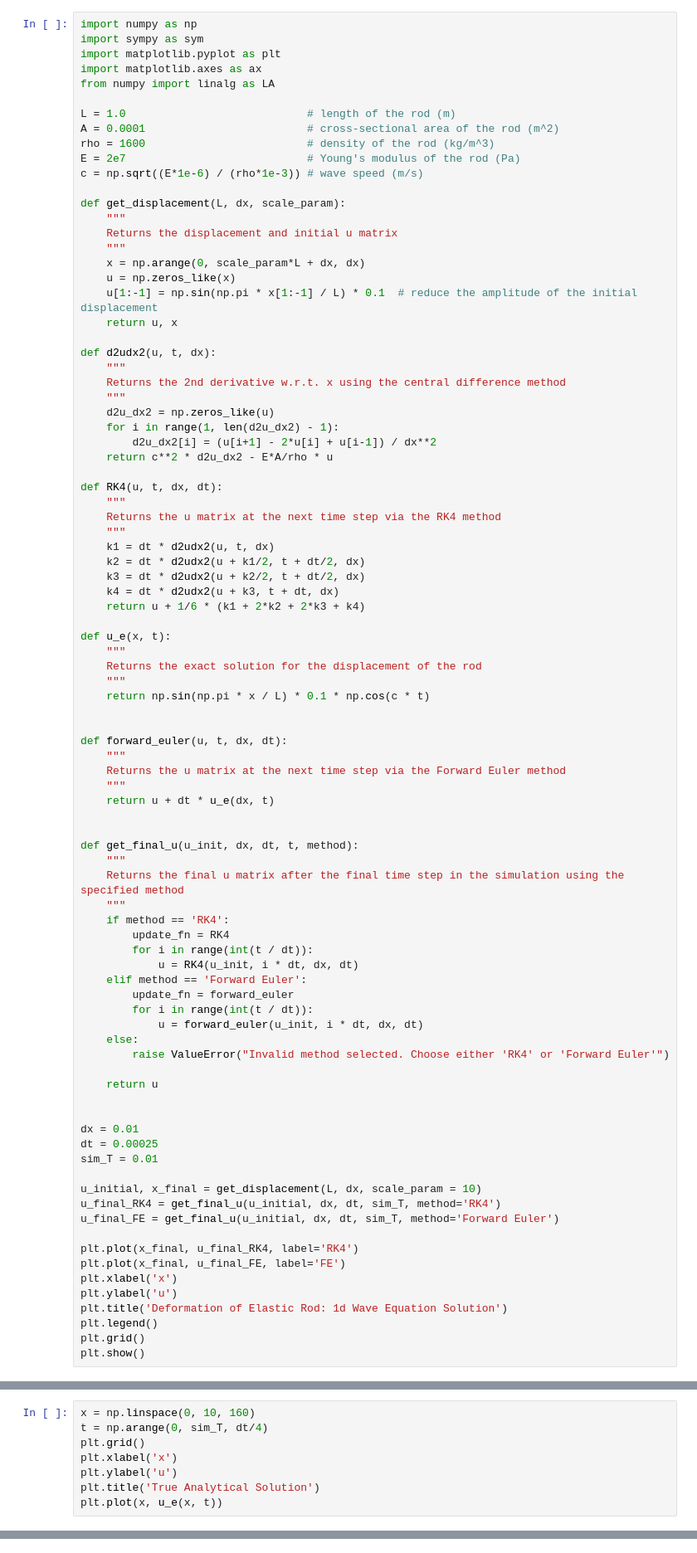
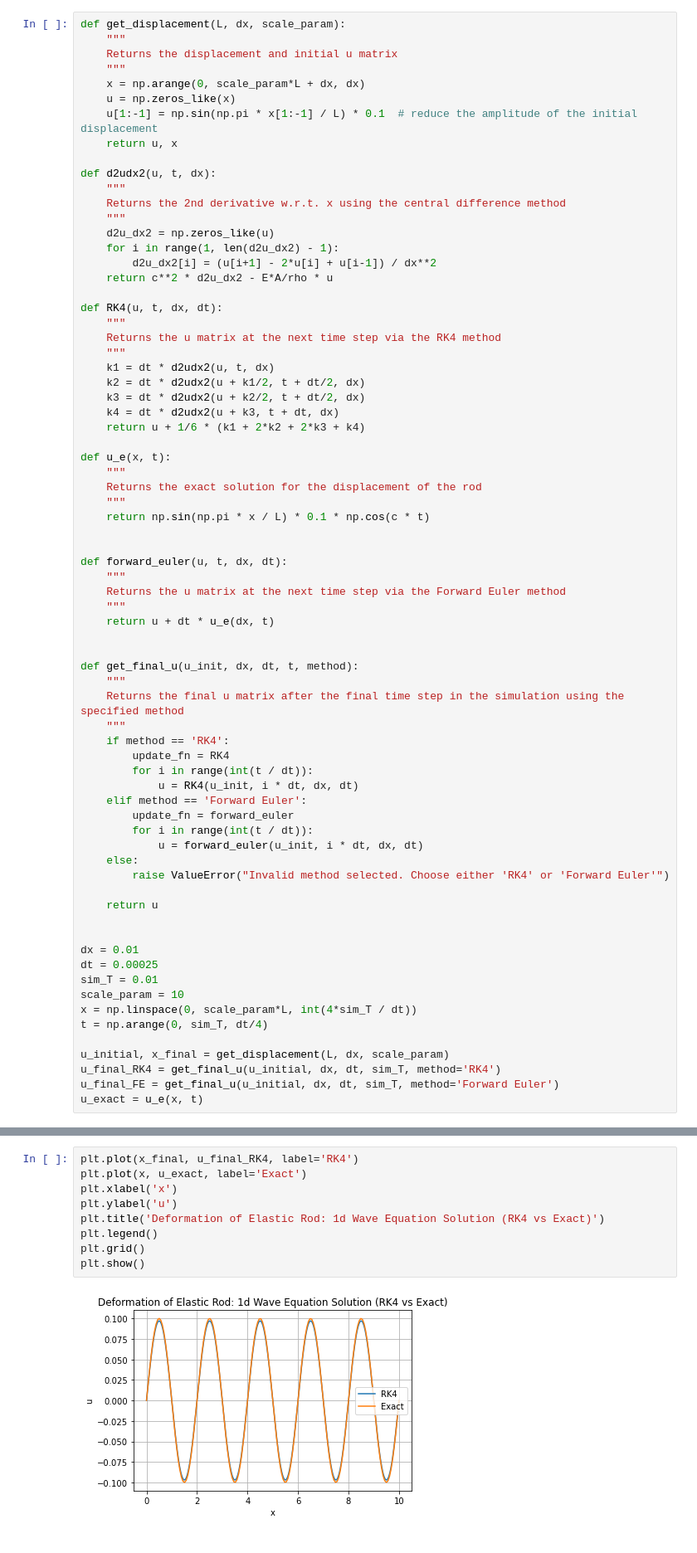
Before and after one commit to shyamthyagarajan/AE370Project2, a Jupyter notebook: Final_Project.ipynb, the cells around one changed output, grey strips where cells are left out. Shown at 83% size. Cells and saved outputs as stored; diff of their text form.

Commit message:
error plots look wrong

```diff
--- a/Final_Project.ipynb
+++ b/Final_Project.ipynb
@@ -1,16 +19,4 @@
 # %%
-import numpy as np
-import sympy as sym
-import matplotlib.pyplot as plt
-import matplotlib.axes as ax
-from numpy import linalg as LA
-
-L = 1.0                            # length of the rod (m)
-A = 0.0001                         # cross-sectional area of the rod (m^2)
-rho = 1600                         # density of the rod (kg/m^3)
-E = 2e7                            # Young's modulus of the rod (Pa)
-c = np.sqrt((E*1e-6) / (rho*1e-3)) # wave speed (m/s)
-
 def get_displacement(L, dx, scale_param):
     """
     Returns the displacement and initial u matrix
@@ -74,16 +80,11 @@ def get_final_u(u_init, dx, dt, t, method):
 dx = 0.01
 dt = 0.00025
 sim_T = 0.01
+scale_param = 10
+x = np.linspace(0, scale_param*L, int(4*sim_T / dt))
+t = np.arange(0, sim_T, dt/4)
 
-u_initial, x_final = get_displacement(L, dx, scale_param = 10)
+u_initial, x_final = get_displacement(L, dx, scale_param)
 u_final_RK4 = get_final_u(u_initial, dx, dt, sim_T, method='RK4')
 u_final_FE = get_final_u(u_initial, dx, dt, sim_T, method='Forward Euler')
-
-plt.plot(x_final, u_final_RK4, label='RK4')
-plt.plot(x_final, u_final_FE, label='FE')
-plt.xlabel('x')
-plt.ylabel('u')
-plt.title('Deformation of Elastic Rod: 1d Wave Equation Solution')
-plt.legend()
-plt.grid()
-plt.show()
+u_exact = u_e(x, t)
@@ -96,8 +90,0 @@ print(c)
-# %%
-x = np.linspace(0, 10, 160)
-t = np.arange(0, sim_T, dt/4)
-plt.grid()
-plt.xlabel('x')
-plt.ylabel('u')
-plt.title('True Analytical Solution')
-plt.plot(x, u_e(x, t))
@@ -106,0 +93,11 @@ plt.plot(x, u_e(x, t))
+# %%
+plt.plot(x_final, u_final_RK4, label='RK4')
+plt.plot(x, u_exact, label='Exact')
+plt.xlabel('x')
+plt.ylabel('u')
+plt.title('Deformation of Elastic Rod: 1d Wave Equation Solution (RK4 vs Exact)')
+plt.legend()
+plt.grid()
+plt.show()
+# %% [output]
+[figure, added]
```
Also changed, not shown: parts of 14 cells of this notebook.
